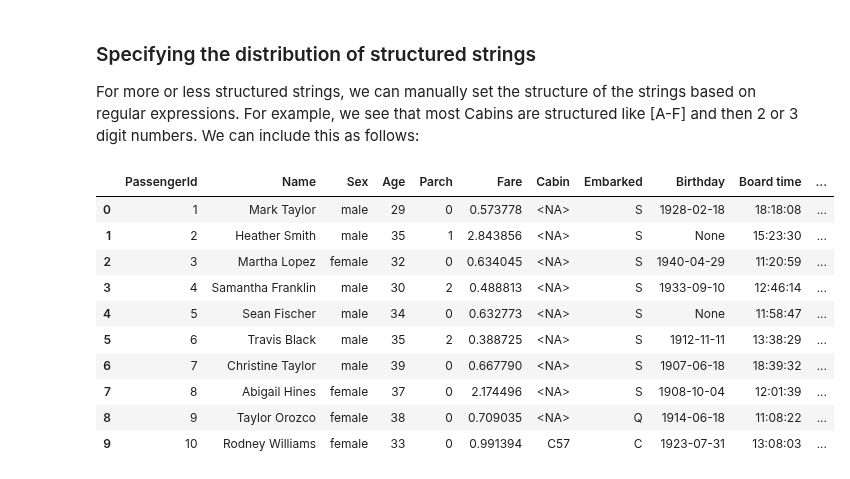
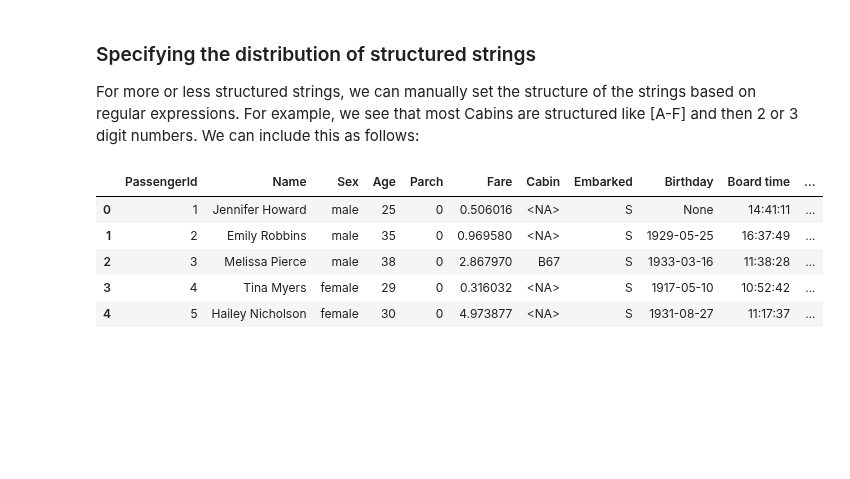
Before and after one commit to sodascience/metasyn, a Jupyter notebook: examples/advanced_tutorial.ipynb, the cells around one changed output. Saved outputs shown, nothing was run; the diff lists cells and outputs as text; code cells hidden in the pictures; blank space fills up the shorter version.

```diff
--- a/examples/advanced_tutorial.ipynb
+++ b/examples/advanced_tutorial.ipynb
@@ -234,31 +243,25 @@ For more or less structured strings, we can manually set the structure of the st
 # %%
 from metasynth.distribution import RegexDistribution
 
 # To create a regex distribution, you need a list of tuples, where each tuple is an element.
 # The first part of the tuple is a string representation of the regex, while the second is the proportion of the
 # time the regex element is used.
 cabin_distribution = RegexDistribution(r"[ABCDEF]\d{2,3}")  # Add the r so that it becomes a literal string.
 # just for completeness: data generated from this distribution will always match the regex [ABCDEF]?(\d{2,3})?
-
 var_spec = {
     "PassengerId": {"unique": True},
-    "Name": {"distribution": "faker.name"},
-    "Fare": {"distribution": "LogNormalDistribution"}, # estimate / fit a log-normal distribution based on the data
-    "Age": {"distribution": DiscreteUniformDistribution(20, 40)}, # fully specify a distribution for age (uniform between 20 and 40)
+    "Name": {"distribution": "faker.name", "prop_missing": 0.1},  # Manually set the proportion of missing values.
+    "Fare": {"distribution": "LogNormalDistribution"},  # estimate / fit a log-normal distribution based on the data
+    "Age": {"distribution": DiscreteUniformDistribution(20, 40)},  # fully specify a distribution for age (uniform between 20 and 40)
     "Cabin": {"distribution": cabin_distribution}
 }
 
 meta_dataset = MetaDataset.from_dataframe(df, spec=var_spec)
-meta_dataset.synthesize(10)
+meta_dataset.synthesize(5)
 # %% [output]
 |  | PassengerId | Name | Sex | Age | Parch | Fare | Cabin | Embarked | Birthday | Board time | ... |
-| 0 | 1 | Mark Taylor | male | 29 | 0 | 0.573778 | <NA> | S | 1928-02-18 | 18:18:08 | ... |
-| 1 | 2 | Heather Smith | male | 35 | 1 | 2.843856 | <NA> | S | None | 15:23:30 | ... |
-| 2 | 3 | Martha Lopez | female | 32 | 0 | 0.634045 | <NA> | S | 1940-04-29 | 11:20:59 | ... |
-| 3 | 4 | Samantha Franklin | male | 30 | 2 | 0.488813 | <NA> | S | 1933-09-10 | 12:46:14 | ... |
-| 4 | 5 | Sean Fischer | male | 34 | 0 | 0.632773 | <NA> | S | None | 11:58:47 | ... |
-| 5 | 6 | Travis Black | male | 35 | 2 | 0.388725 | <NA> | S | 1912-11-11 | 13:38:29 | ... |
-| 6 | 7 | Christine Taylor | male | 39 | 0 | 0.667790 | <NA> | S | 1907-06-18 | 18:39:32 | ... |
-| 7 | 8 | Abigail Hines | female | 37 | 0 | 2.174496 | <NA> | S | 1908-10-04 | 12:01:39 | ... |
-| 8 | 9 | Taylor Orozco | female | 38 | 0 | 0.709035 | <NA> | Q | 1914-06-18 | 11:08:22 | ... |
-| 9 | 10 | Rodney Williams | female | 33 | 0 | 0.991394 | C57 | C | 1923-07-31 | 13:08:03 | ... |
+| 0 | 1 | Jennifer Howard | male | 25 | 0 | 0.506016 | <NA> | S | None | 14:41:11 | ... |
+| 1 | 2 | Emily Robbins | male | 35 | 0 | 0.969580 | <NA> | S | 1929-05-25 | 16:37:49 | ... |
+| 2 | 3 | Melissa Pierce | male | 38 | 0 | 2.867970 | B67 | S | 1933-03-16 | 11:38:28 | ... |
+| 3 | 4 | Tina Myers | female | 29 | 0 | 0.316032 | <NA> | S | 1917-05-10 | 10:52:42 | ... |
+| 4 | 5 | Hailey Nicholson | female | 30 | 0 | 4.973877 | <NA> | S | 1931-08-27 | 11:17:37 | ... |
```
Also changed, not shown: parts of 5 cells of this notebook, 5 other files.
